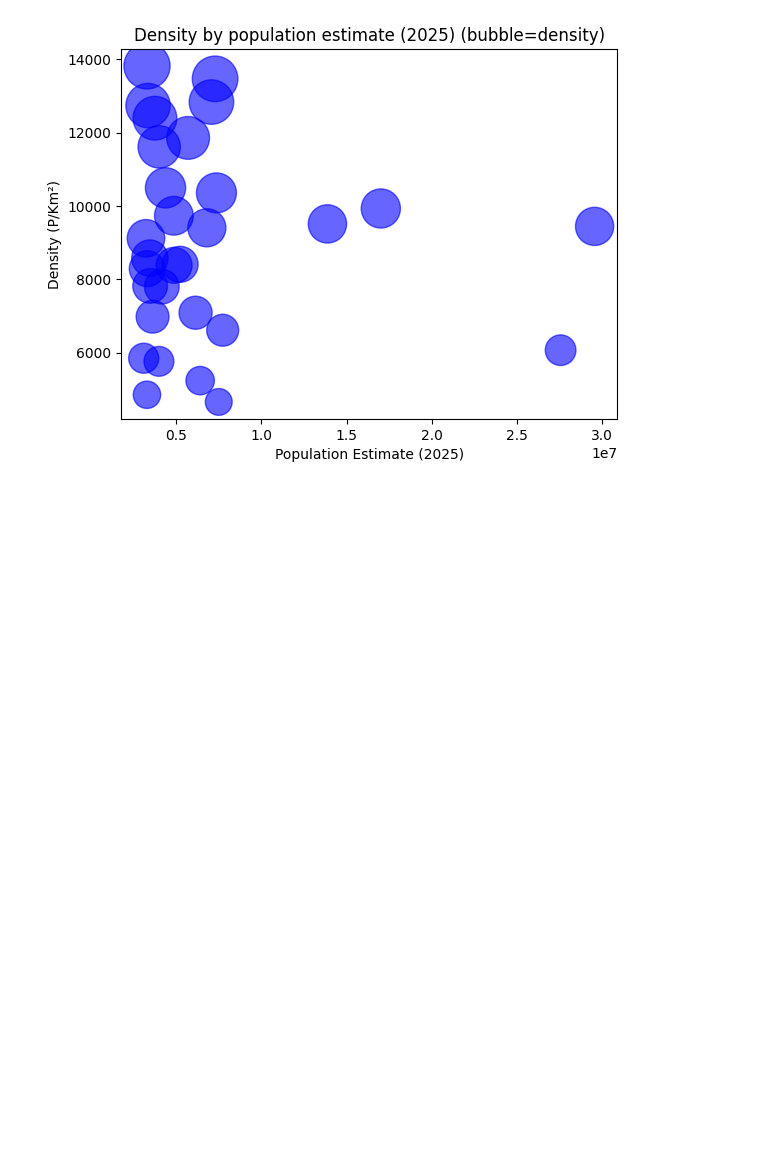
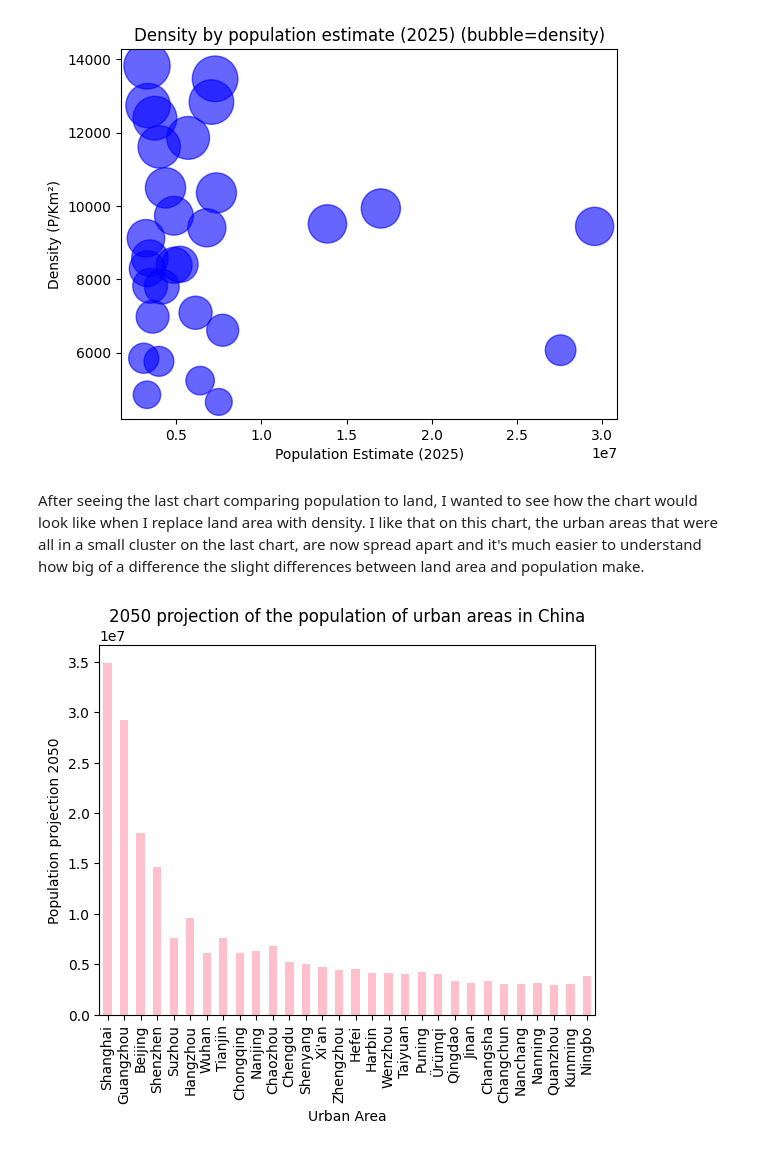
Before and after one commit to Laural-00/dt-2026-data-visualisation, a Jupyter notebook: notebooks/DigitalHumanities/Homework/Homework Laura-Lisanna.ipynb, the cells around one changed output. Cells and saved outputs as stored; diff of their text form; code cells hidden in the pictures; blank space fills up the shorter version.

```diff
--- a/notebooks/DigitalHumanities/Homework/Homework Laura-Lisanna.ipynb
+++ b/notebooks/DigitalHumanities/Homework/Homework Laura-Lisanna.ipynb
@@ -56,3 +58,12 @@ plt.title("Density by population estimate (2025) (bubble=density)")
 plt.show()
 # %% [output]
 [figure]
+# %% [markdown]
+After seeing the last chart comparing population to land, I wanted to see how the chart would look like when I replace land area with density. I like that on this chart, the urban areas that were all in a small cluster on the last chart, are now spread apart and it's much easier to understand how big of a difference the slight differences between land area and population make.
+# %%
+df.plot(kind="bar", x="Urban Area", y="Projections (2050)", legend=False, color="pink")
+plt.title("2050 projection of the population of urban areas in China")
+plt.ylabel("Population projection 2050")
+plt.show()
+# %% [output]
+[figure, added]
```
Also changed, not shown: parts of 4 cells of this notebook.
